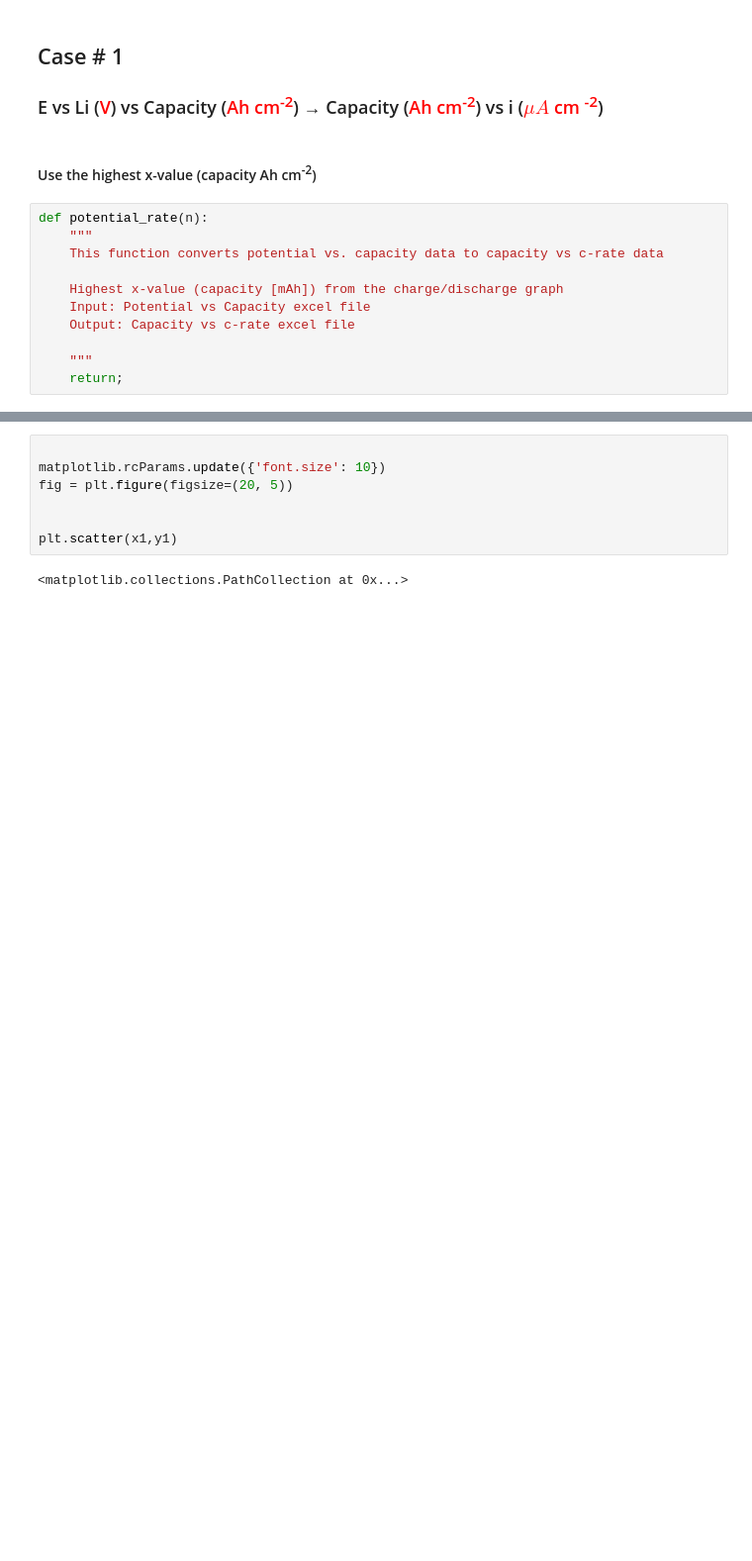
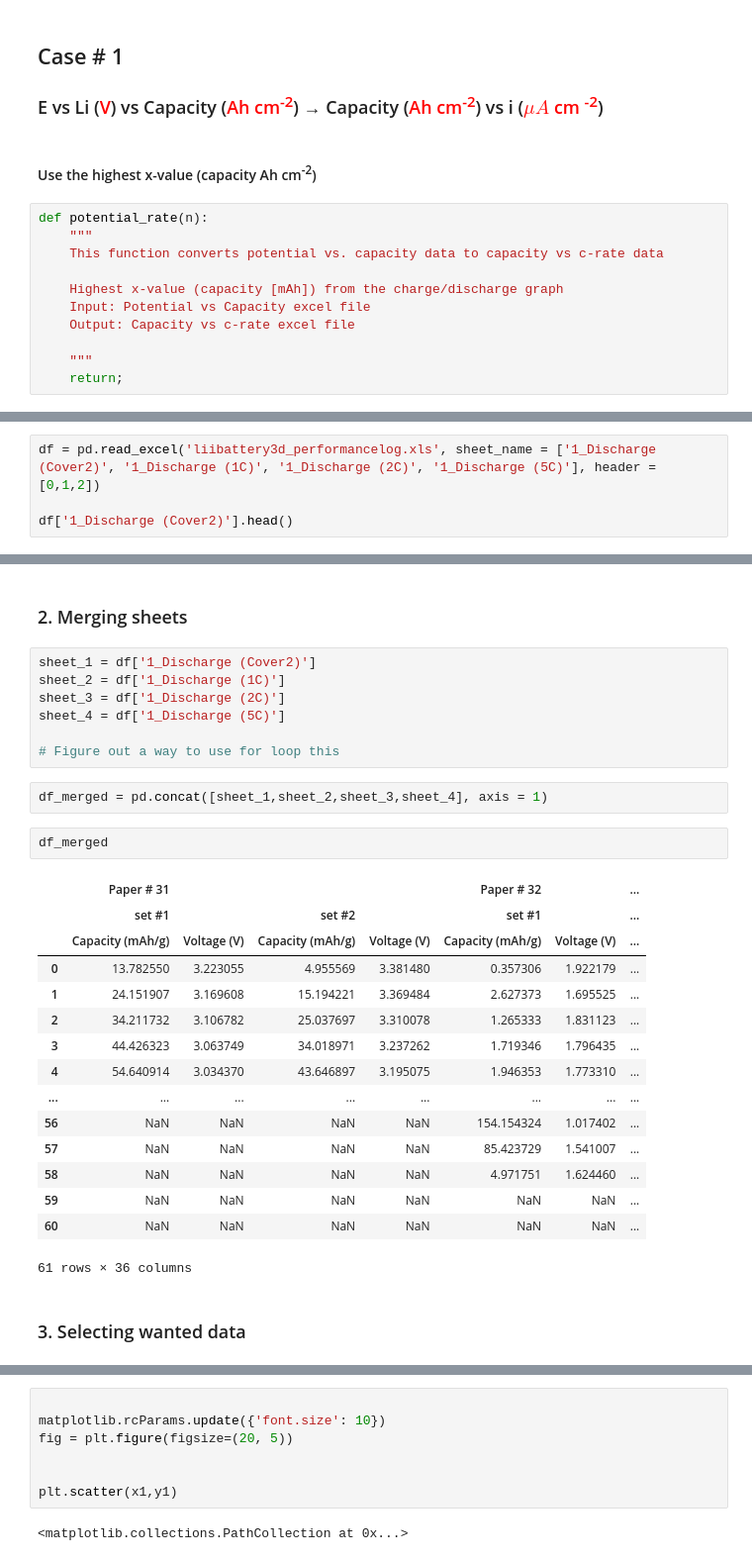
Before and after one commit to BatteryDesign/BatteryRateCap, a Jupyter notebook: Data_Conversion_v1.ipynb, the cells around one changed output, grey strips where cells are left out. Shown at 99% size. Saved outputs shown, nothing was run; the diff lists cells and outputs as text; blank space fills up the shorter version.

```diff
--- a/Data_Conversion_v1.ipynb
+++ b/Data_Conversion_v1.ipynb
@@ -28,0 +43,4 @@ df1 = pd.read_excel('3D_Battery_Performance_Log.xls', sheet_name = '1_Discharge
+# %%
+df = pd.read_excel('liibattery3d_performancelog.xls', sheet_name = ['1_Discharge (Cover2)', '1_Discharge (1C)', '1_Discharge (2C)', '1_Discharge (5C)'], header = [0,1,2])
+
+df['1_Discharge (Cover2)'].head()
@@ -28,0 +56,31 @@ df1 = pd.read_excel('3D_Battery_Performance_Log.xls', sheet_name = '1_Discharge
+# %% [markdown]
+### 2. Merging sheets
+# %%
+sheet_1 = df['1_Discharge (Cover2)']
+sheet_2 = df['1_Discharge (1C)']
+sheet_3 = df['1_Discharge (2C)']
+sheet_4 = df['1_Discharge (5C)']
+
+# Figure out a way to use for loop this
+# %%
+df_merged = pd.concat([sheet_1,sheet_2,sheet_3,sheet_4], axis = 1)
+# %%
+df_merged
+# %% [output]
+|  | Paper # 31 |  |  |  | Paper # 32 |  | ... |
+|  | set #1 |  | set #2 |  | set #1 |  | ... |
+|  | Capacity (mAh/g) | Voltage (V) | Capacity (mAh/g) | Voltage (V) | Capacity (mAh/g) | Voltage (V) | ... |
+| 0 | 13.782550 | 3.223055 | 4.955569 | 3.381480 | 0.357306 | 1.922179 | ... |
+| 1 | 24.151907 | 3.169608 | 15.194221 | 3.369484 | 2.627373 | 1.695525 | ... |
+| 2 | 34.211732 | 3.106782 | 25.037697 | 3.310078 | 1.265333 | 1.831123 | ... |
+| 3 | 44.426323 | 3.063749 | 34.018971 | 3.237262 | 1.719346 | 1.796435 | ... |
+| 4 | 54.640914 | 3.034370 | 43.646897 | 3.195075 | 1.946353 | 1.773310 | ... |
+| ... | ... | ... | ... | ... | ... | ... | ... |
+| 56 | NaN | NaN | NaN | NaN | 154.154324 | 1.017402 | ... |
+| 57 | NaN | NaN | NaN | NaN | 85.423729 | 1.541007 | ... |
+| 58 | NaN | NaN | NaN | NaN | 4.971751 | 1.624460 | ... |
+| 59 | NaN | NaN | NaN | NaN | NaN | NaN | ... |
+| 60 | NaN | NaN | NaN | NaN | NaN | NaN | ... |
+61 rows × 36 columns
+# %% [markdown]
+### 3. Selecting wanted data
```
Also changed, not shown: parts of 20 cells of this notebook.
